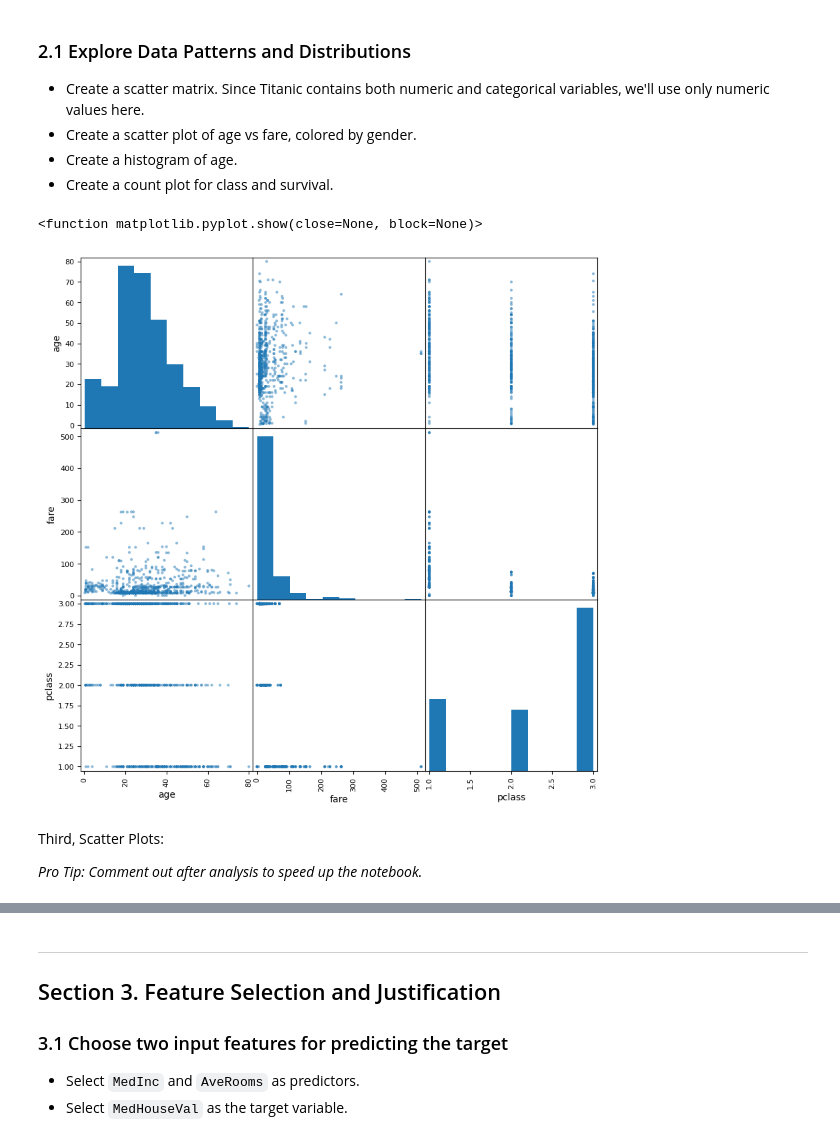
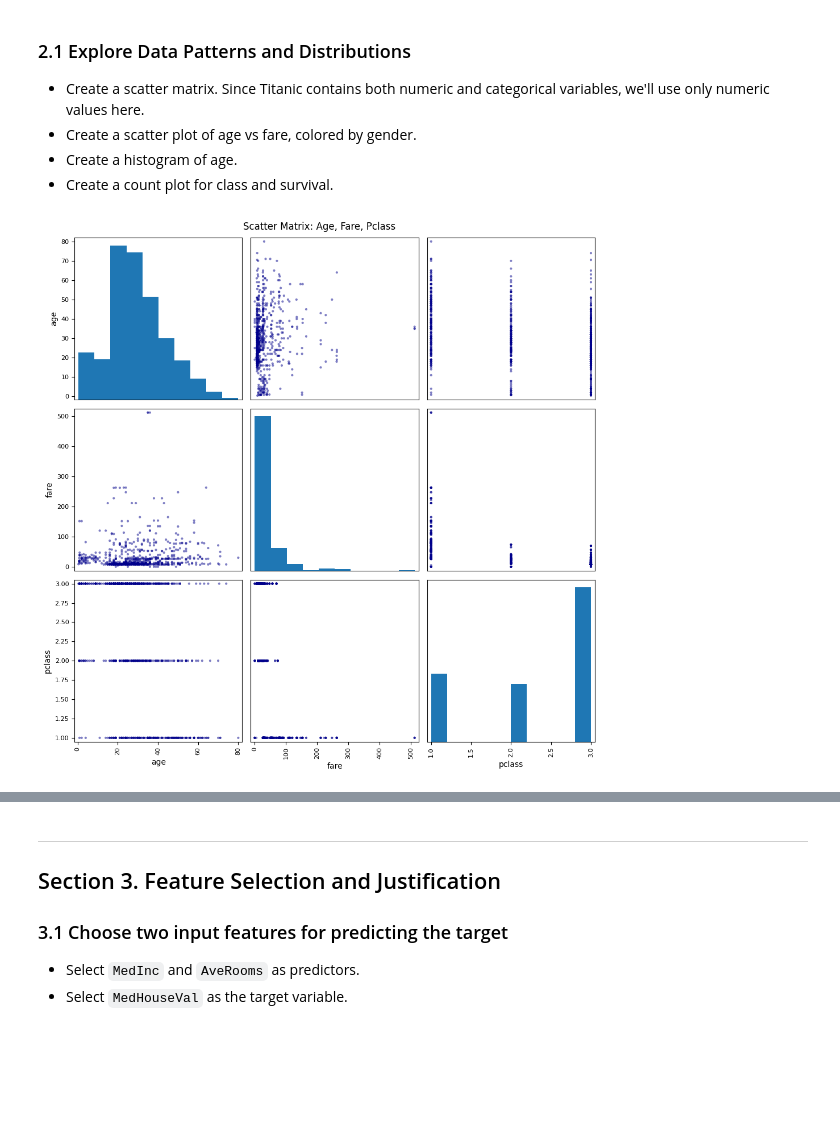
Before and after one commit to Bdowdle4/applied-ml-dowdle, a Jupyter notebook: lab02/ml02_dowdle.ipynb, the cells around one changed output, grey strips where cells are left out. Saved outputs shown, nothing was run; the diff lists cells and outputs as text; code cells hidden in the pictures; blank space fills up the shorter version.

```diff
--- a/lab02/ml02_dowdle.ipynb
+++ b/lab02/ml02_dowdle.ipynb
@@ -102,12 +103,17 @@ Now we need to explore our dataset with charts, we might need to clean it, and m
 - Create a histogram of age.
 - Create a count plot for class and survival.
 # %%
-# Create scatter matrix.
-# Use only numeric attributes for the scatter matrix.
+# Create scatter matrix. Use only numeric attributes for the scatter matrix.
 # If you want to explore categorical data, use count plots and bar plots instead.
+
+# Select only numeric features
 attributes = ['age', 'fare', 'pclass']
-scatter_matrix(titanic[attributes], figsize=(10, 10))
-plt.show
+# Create scatter matrix
+scatter_matrix(titanic[attributes], figsize=(10, 10), color='darkblue')
+
+# Show the plot
+plt.suptitle("Scatter Matrix: Age, Fare, Pclass")
+plt.tight_layout()
+plt.show()
 # %% [output]
-<function matplotlib.pyplot.show(close=None, block=None)>
-[figure, old version]
+[figure, new version]
@@ -123,4 +119,0 @@ for column in df.columns:
-# %% [markdown]
-Third, Scatter Plots:
-
-*Pro Tip: Comment out after analysis to speed up the notebook.*
```
Also changed, not shown: parts of 5 cells of this notebook.
